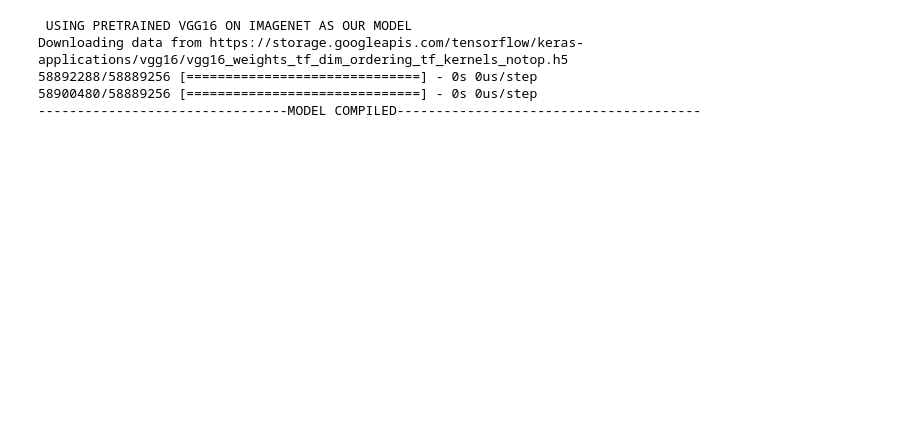
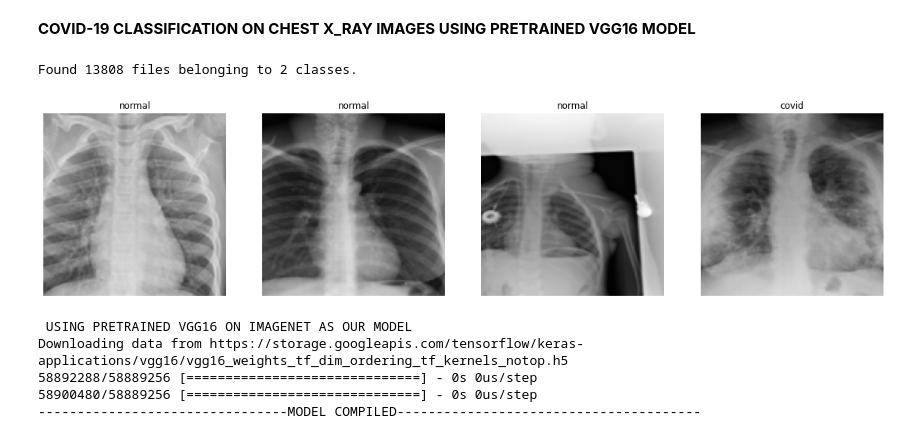
Before and after one commit to bsb4018/covid19DetectionCXR_TL, a Jupyter notebook: TL_CNN2.ipynb, the cells around one changed output. Saved outputs shown, nothing was run; the diff lists cells and outputs as text; code cells hidden in the pictures; blank space fills up the shorter version.

```diff
--- a/TL_CNN2.ipynb
+++ b/TL_CNN2.ipynb
@@ -14 +1,3 @@ from keras import optimizers
+# %% [markdown]
+**COVID-19 CLASSIFICATION ON CHEST X_RAY IMAGES USING PRETRAINED VGG16 MODEL**
 # %%
@@ -48,0 +49,7 @@ data_dir = '/dataset/pdataset1/'
+# %%
+data_display = tf.keras.preprocessing.image_dataset_from_directory(data_dir,
+                                                                shuffle=True,
+                                                                image_size = (128, 128),
+                                                                batch_size = 32)
+# %% [output]
+Found 13808 files belonging to 2 classes.
@@ -49,3 +58,13 @@ data_dir = '/dataset/pdataset1/'
+# %%
+plt.figure(figsize=(20, 20))
+for image_batch, labels_batch in data_display.take(1):
+    for i in range(4):
+        ax = plt.subplot(1, 4, i + 1)
+        plt.imshow(image_batch[i].numpy().astype("uint8"))
+        plt.title(class_names[labels_batch[i]])
+        plt.axis("off")
+# %% [output]
+[figure, added]
 # %%
 #Creating dataframe of (Image,Label) from the images
 def createFrame(path,IMG_DIM):
```
Also changed, not shown: parts of 20 cells of this notebook.
